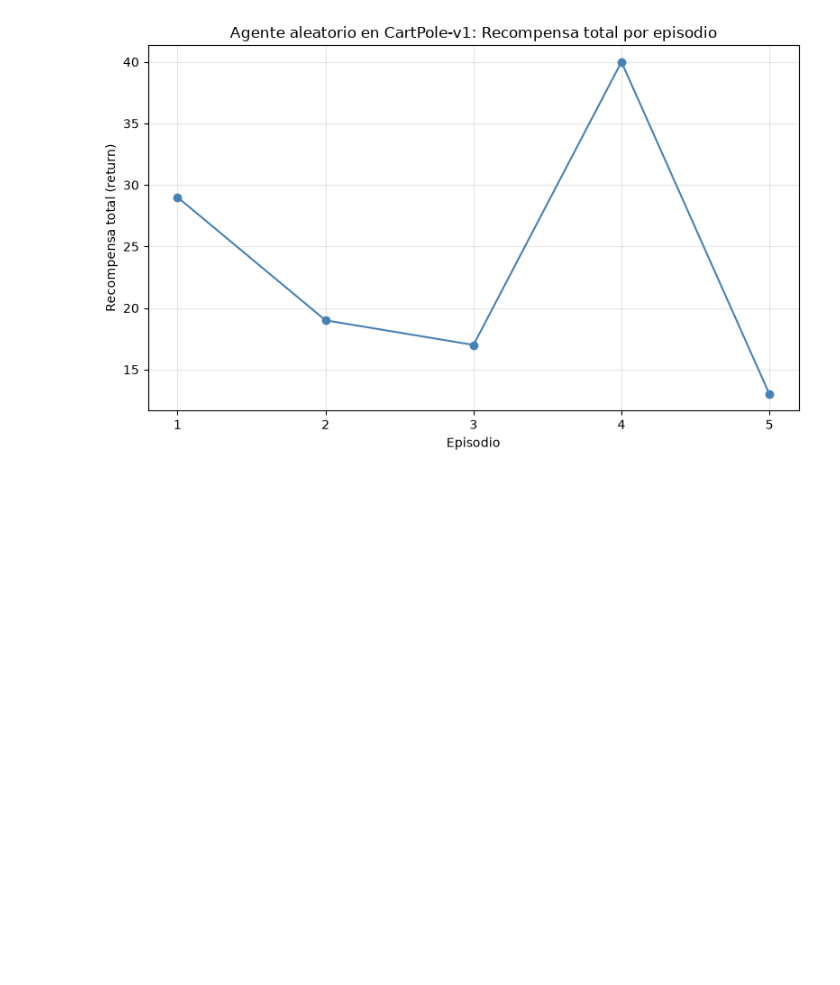
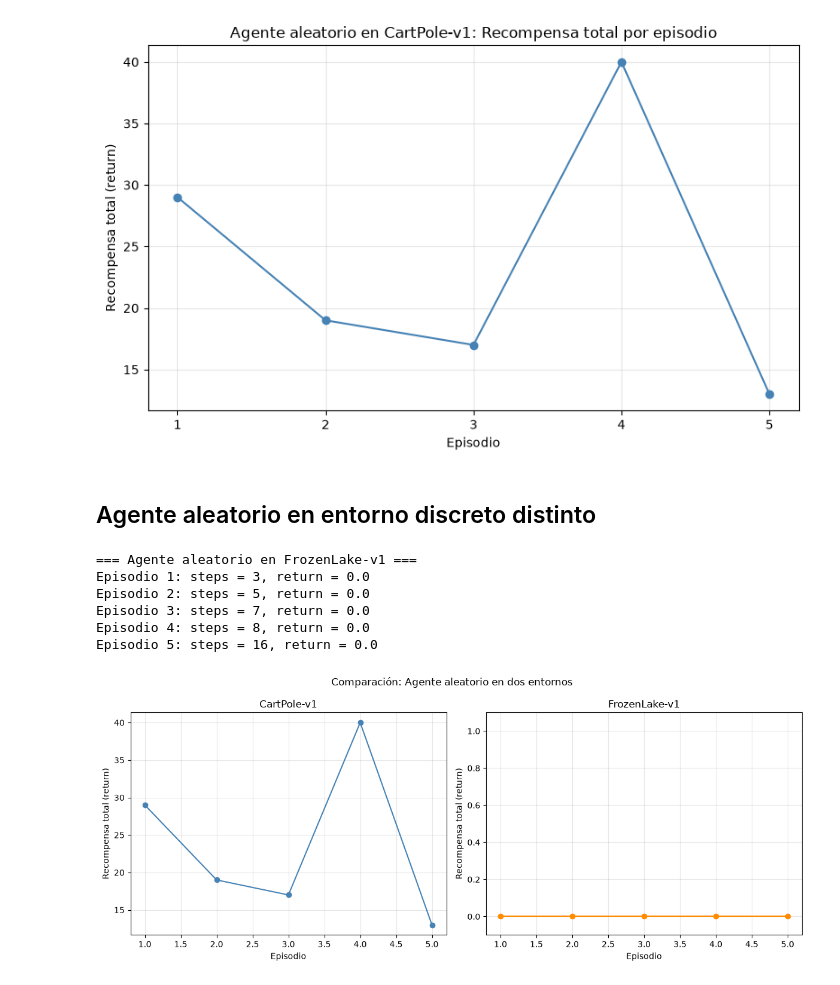
Before and after one commit to CamiR24/Lab4DL, a Jupyter notebook: lab4.ipynb, the cells around one changed output. Saved outputs shown, nothing was run; the diff lists cells and outputs as text; code cells hidden in the pictures; blank space fills up the shorter version.

Commit message:
Repetición del ejercicio en otro ambiente discreto

```diff
--- a/lab4.ipynb
+++ b/lab4.ipynb
@@ -115,3 +115,38 @@ plt.tight_layout()
 plt.show()
 # %% [output]
 [figure]
+# %% [markdown]
+## Agente aleatorio en entorno discreto distinto
+# %%
+print("=== Agente aleatorio en FrozenLake-v1 ===")
+steps_frozenlake, returns_frozenlake = run_random_agent("FrozenLake-v1", n_episodes=5)
+# %% [output]
+=== Agente aleatorio en FrozenLake-v1 ===
+Episodio 1: steps = 3, return = 0.0
+Episodio 2: steps = 5, return = 0.0
+Episodio 3: steps = 7, return = 0.0
+Episodio 4: steps = 8, return = 0.0
+Episodio 5: steps = 16, return = 0.0
+# %%
+episodios = range(1, len(returns_cartpole) + 1)
+
+fig, axes = plt.subplots(1, 2, figsize=(12, 5))
+
+axes[0].plot(episodios, returns_cartpole, marker='o', color='steelblue')
+axes[0].set_title("CartPole-v1")
+axes[0].set_xlabel("Episodio")
+axes[0].set_ylabel("Recompensa total (return)")
+axes[0].grid(True, alpha=0.3)
+
+axes[1].plot(episodios, returns_frozenlake, marker='o', color='darkorange')
+axes[1].set_title("FrozenLake-v1")
+axes[1].set_xlabel("Episodio")
+axes[1].set_ylabel("Recompensa total (return)")
+axes[1].set_ylim(-0.1, 1.1)
+axes[1].grid(True, alpha=0.3)
+
+plt.suptitle("Comparación: Agente aleatorio en dos entornos")
+plt.tight_layout()
+plt.show()
+# %% [output]
+[figure, added]
```
